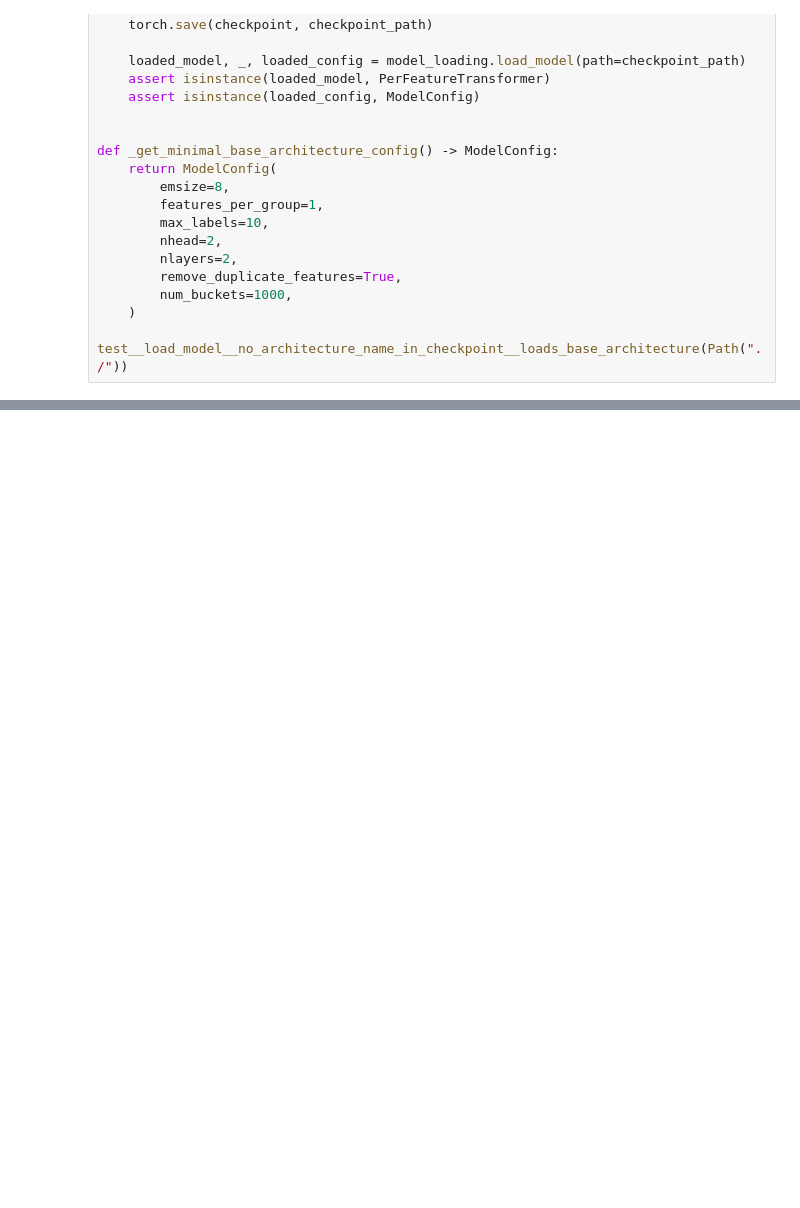
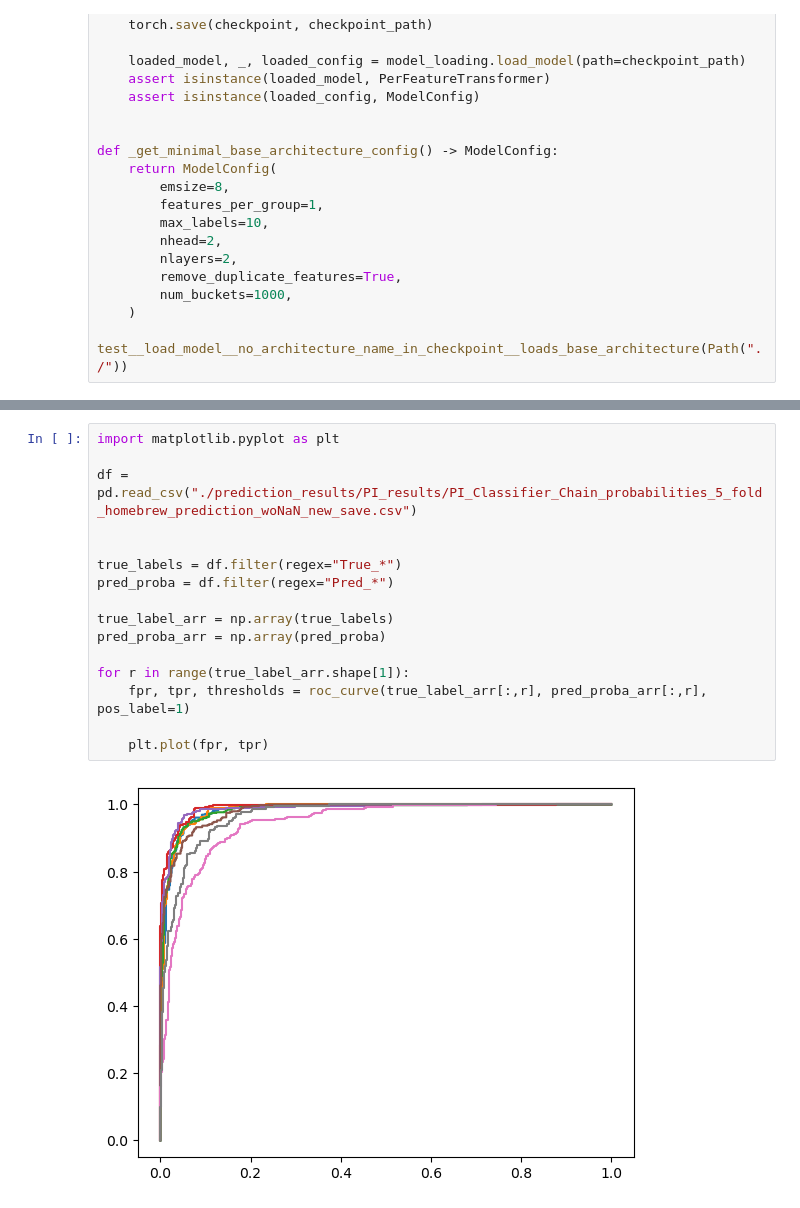
Before and after one commit to FloAvis/MultiLabel-PFN, a Jupyter notebook: Sandbox.ipynb, the cells around one changed output, grey strips where cells are left out. Cells and saved outputs as stored; diff of their text form; blank space fills up the shorter version.

```diff
--- a/Sandbox.ipynb
+++ b/Sandbox.ipynb
@@ -730,0 +823,18 @@ test__load_model__no_architecture_name_in_checkpoint__loads_base_architecture(Pa
+# %%
+import matplotlib.pyplot as plt
+
+df = pd.read_csv("./prediction_results/PI_results/PI_Classifier_Chain_probabilities_5_fold_homebrew_prediction_woNaN_new_save.csv")
+
+
+true_labels = df.filter(regex="True_*")
+pred_proba = df.filter(regex="Pred_*")
+
+true_label_arr = np.array(true_labels)
+pred_proba_arr = np.array(pred_proba)
+
+for r in range(true_label_arr.shape[1]):
+    fpr, tpr, thresholds = roc_curve(true_label_arr[:,r], pred_proba_arr[:,r], pos_label=1)
+
+    plt.plot(fpr, tpr)
+# %% [output]
+[figure, added]
```
Also changed, not shown: parts of 4 cells of this notebook, 10 other files.
